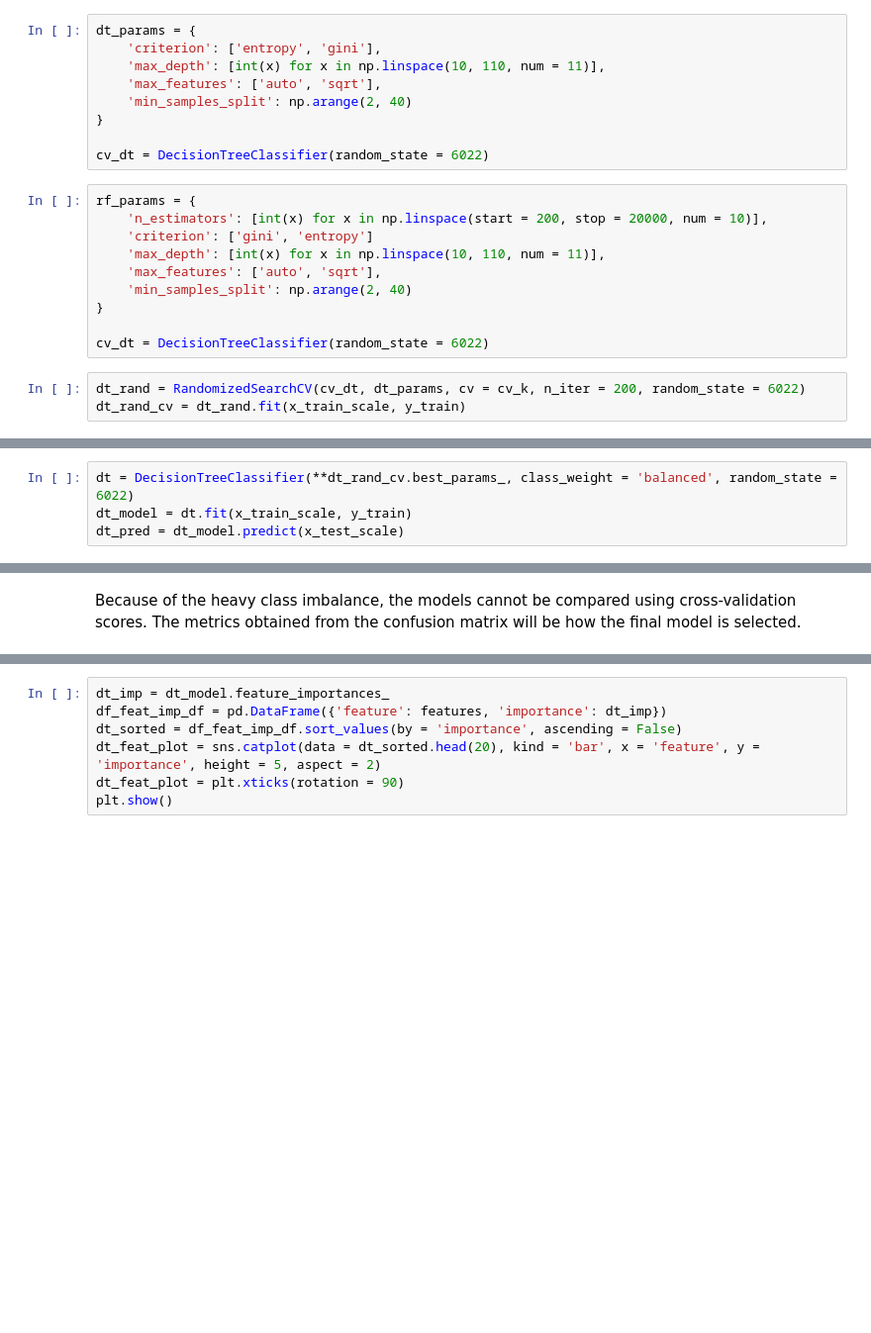
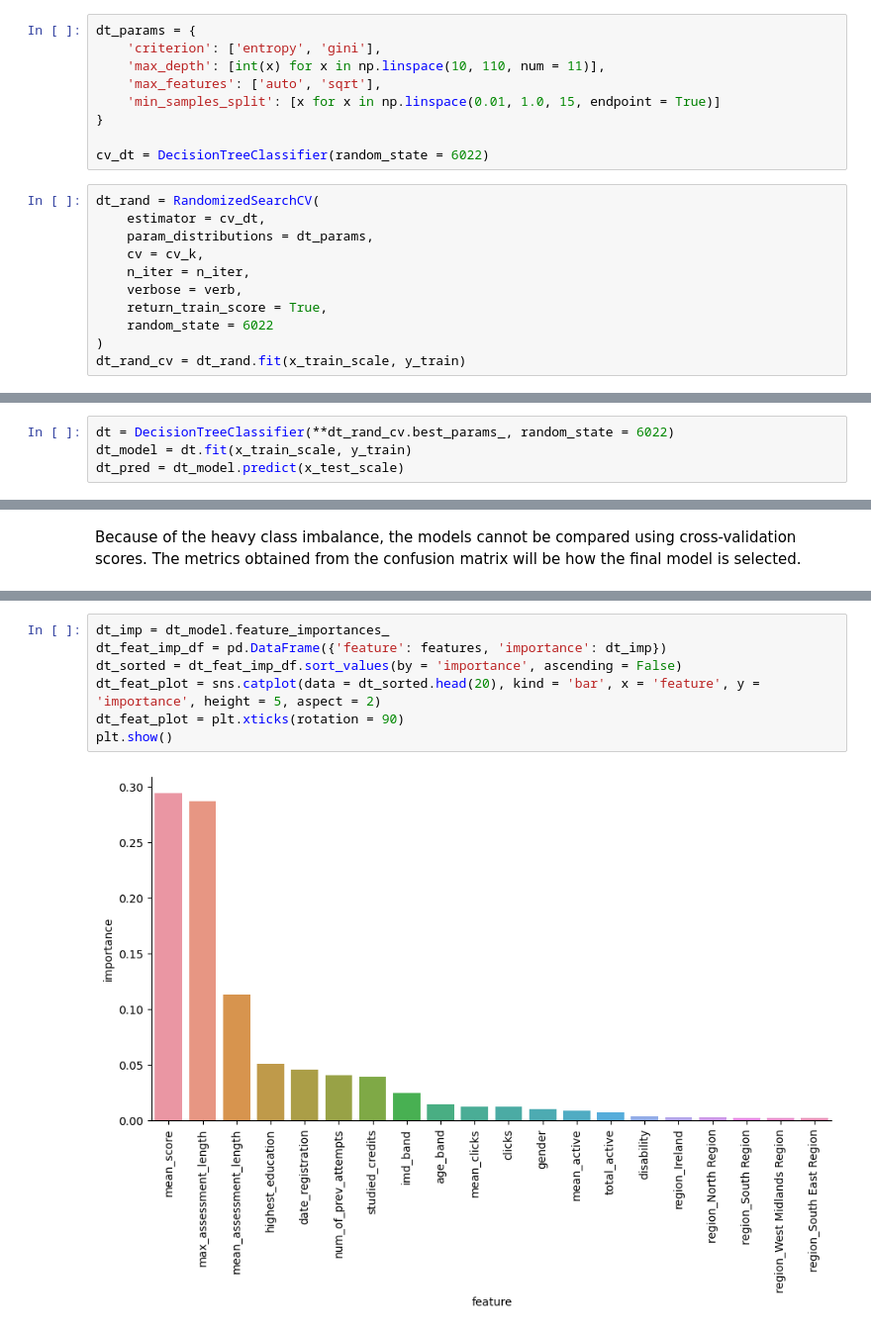
Before and after one commit to jpjavier23/capstone_2_modeling, a Jupyter notebook: capstone_2_modeling.ipynb, the cells around one changed output, grey strips where cells are left out. Shown at 99% size. Cells and saved outputs as stored; diff of their text form; blank space fills up the shorter version.

```diff
--- a/capstone_2_modeling.ipynb
+++ b/capstone_2_modeling.ipynb
@@ -178,20 +220,18 @@ dt_params = {
     'criterion': ['entropy', 'gini'],
     'max_depth': [int(x) for x in np.linspace(10, 110, num = 11)],
     'max_features': ['auto', 'sqrt'],
-    'min_samples_split': np.arange(2, 40)
+    'min_samples_split': [x for x in np.linspace(0.01, 1.0, 15, endpoint = True)]
 }
 
 cv_dt = DecisionTreeClassifier(random_state = 6022)
-# %%
-rf_params = {
-    'n_estimators': [int(x) for x in np.linspace(start = 200, stop = 20000, num = 10)],
-    'criterion': ['gini', 'entropy']
-    'max_depth': [int(x) for x in np.linspace(10, 110, num = 11)],
-    'max_features': ['auto', 'sqrt'],
-    'min_samples_split': np.arange(2, 40)
-}
-
-cv_dt = DecisionTreeClassifier(random_state = 6022)
 # %%
-dt_rand = RandomizedSearchCV(cv_dt, dt_params, cv = cv_k, n_iter = 200, random_state = 6022)
+dt_rand = RandomizedSearchCV(
+    estimator = cv_dt,
+    param_distributions = dt_params,
+    cv = cv_k,
+    n_iter = n_iter,
+    verbose = verb,
+    return_train_score = True,
+    random_state = 6022
+)
 dt_rand_cv = dt_rand.fit(x_train_scale, y_train)
@@ -201,4 +279,4 @@ print("Best Parameters: " + str(dt_rand_cv.best_params_))
 # %%
-dt = DecisionTreeClassifier(**dt_rand_cv.best_params_, class_weight = 'balanced', random_state = 6022)
+dt = DecisionTreeClassifier(**dt_rand_cv.best_params_, random_state = 6022)
 dt_model = dt.fit(x_train_scale, y_train)
 dt_pred = dt_model.predict(x_test_scale)
@@ -219,7 +310,9 @@ print(classification_report(y_test, dt_pred))
 # %%
 dt_imp = dt_model.feature_importances_
-df_feat_imp_df = pd.DataFrame({'feature': features, 'importance': dt_imp})
-dt_sorted = df_feat_imp_df.sort_values(by = 'importance', ascending = False)
+dt_feat_imp_df = pd.DataFrame({'feature': features, 'importance': dt_imp})
+dt_sorted = dt_feat_imp_df.sort_values(by = 'importance', ascending = False)
 dt_feat_plot = sns.catplot(data = dt_sorted.head(20), kind = 'bar', x = 'feature', y = 'importance', height = 5, aspect = 2)
 dt_feat_plot = plt.xticks(rotation = 90)
 plt.show()
+# %% [output]
+[figure, added]
```
Also changed, not shown: parts of 53 cells of this notebook.
